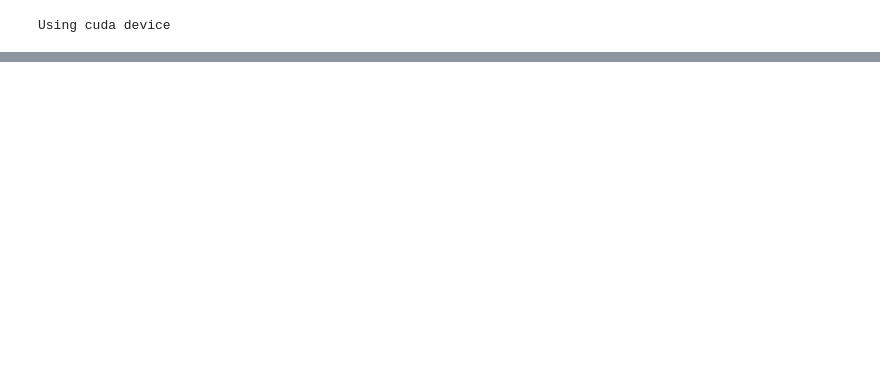
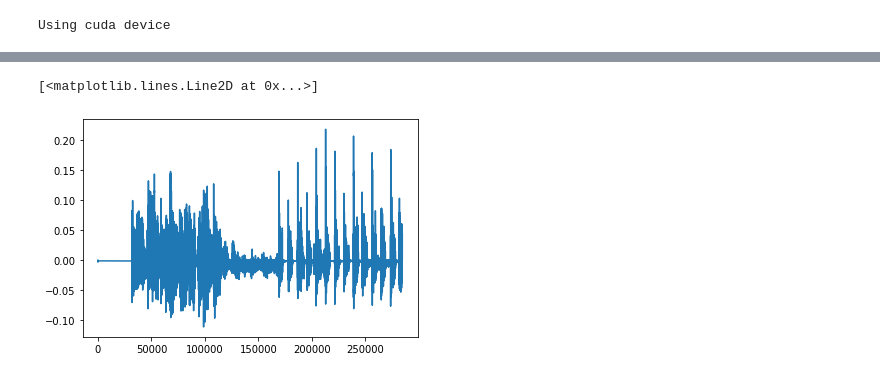
Before and after one commit to lijm1358/MSS_WaveUNet, a Jupyter notebook: soundprocess_pytorch.ipynb, the cells around one changed output, grey strips where cells are left out. Cells and saved outputs as stored; diff of their text form; code cells hidden in the pictures; blank space fills up the shorter version.

```diff
--- a/soundprocess_pytorch.ipynb
+++ b/soundprocess_pytorch.ipynb
@@ -257,3 +329,5 @@ loss : 0.0020263686310499907 (48/100)
 # %%
-splittest = torch.Tensor(train_ds[0][0])
+test_arr = torch.Tensor(test_ds[0][0]).to(device)
+# %%
+test_arr = torch.unsqueeze(test_arr, 0)
 # %%
@@ -276,0 +354,5 @@ write('/content/gdrive/MyDrive/test.mp3', 22050, np.array(splittest[0][0].cpu())
+# %%
+plt.plot(pred[0][0].cpu())
+# %% [output]
+[<matplotlib.lines.Line2D at 0x...>]
+[figure, added]
```
Also changed, not shown: parts of 24 cells of this notebook.
